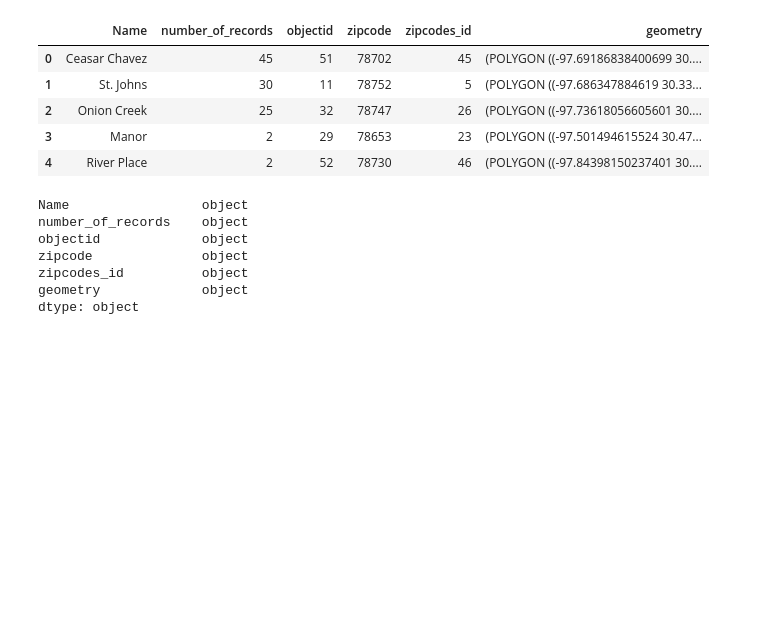
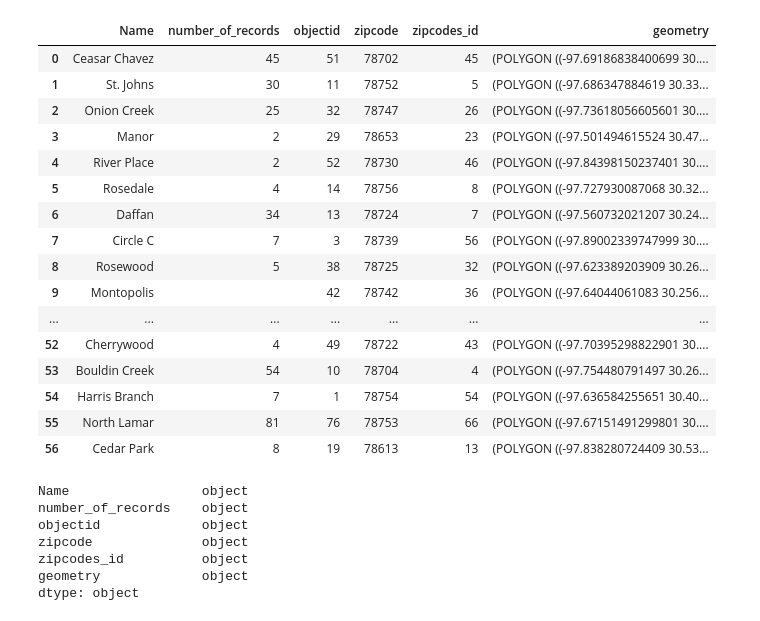
Before and after one commit to vlarie/EPIC_team5_Project2, a Jupyter notebook: jupyter notebooks/tGeoAndData.ipynb, the cells around one changed output. Cells and saved outputs as stored; diff of their text form; code cells hidden in the pictures; blank space fills up the shorter version.

```diff
--- a/jupyter notebooks/tGeoAndData.ipynb
+++ b/jupyter notebooks/tGeoAndData.ipynb
@@ -4,14 +4,25 @@ import geopandas as gpd
 # %%
 geoDF = gpd.read_file('../data/greaterAustinZipcodes.geojson')
 # %%
-geoDF.head()
+geoDF
 # %% [output]
 |  | Name | number_of_records | objectid | zipcode | zipcodes_id | geometry |
 | 0 | Ceasar Chavez | 45 | 51 | 78702 | 45 | (POLYGON ((-97.69186838400699 30.... |
 | 1 | St. Johns | 30 | 11 | 78752 | 5 | (POLYGON ((-97.686347884619 30.33... |
 | 2 | Onion Creek | 25 | 32 | 78747 | 26 | (POLYGON ((-97.73618056605601 30.... |
 | 3 | Manor | 2 | 29 | 78653 | 23 | (POLYGON ((-97.501494615524 30.47... |
 | 4 | River Place | 2 | 52 | 78730 | 46 | (POLYGON ((-97.84398150237401 30.... |
+| 5 | Rosedale | 4 | 14 | 78756 | 8 | (POLYGON ((-97.727930087068 30.32... |
+| 6 | Daffan | 34 | 13 | 78724 | 7 | (POLYGON ((-97.560732021207 30.24... |
+| 7 | Circle C | 7 | 3 | 78739 | 56 | (POLYGON ((-97.89002339747999 30.... |
+| 8 | Rosewood | 5 | 38 | 78725 | 32 | (POLYGON ((-97.623389203909 30.26... |
+| 9 | Montopolis |  | 42 | 78742 | 36 | (POLYGON ((-97.64044061083 30.256... |
+| ... | ... | ... | ... | ... | ... | ... |
+| 52 | Cherrywood | 4 | 49 | 78722 | 43 | (POLYGON ((-97.70395298822901 30.... |
+| 53 | Bouldin Creek | 54 | 10 | 78704 | 4 | (POLYGON ((-97.754480791497 30.26... |
+| 54 | Harris Branch | 7 | 1 | 78754 | 54 | (POLYGON ((-97.636584255651 30.40... |
+| 55 | North Lamar | 81 | 76 | 78753 | 66 | (POLYGON ((-97.67151491299801 30.... |
+| 56 | Cedar Park | 8 | 19 | 78613 | 13 | (POLYGON ((-97.838280724409 30.53... |
 # %%
 geotypes = geoDF.dtypes
 geotypes
```
Also changed, not shown: parts of 23 cells of this notebook, 5 other files.
